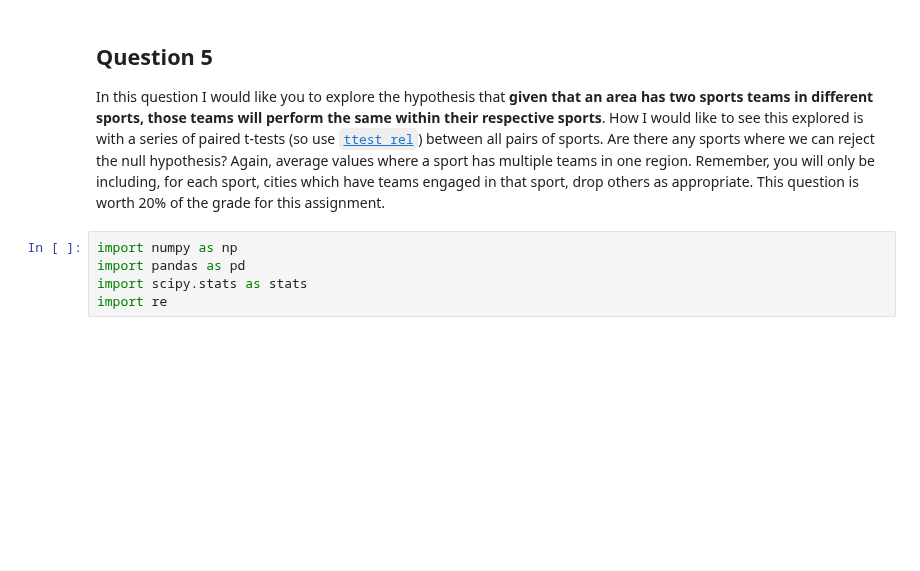
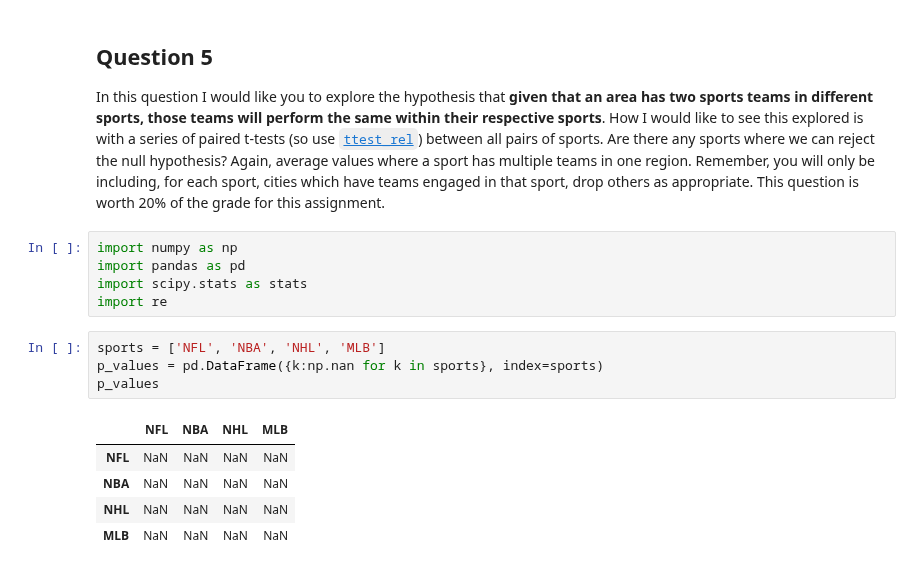
Before and after one commit to SantiGonzalezz/Applied-Data-Science-with-Python, a Jupyter notebook: 1. Introduction to Data Science in Python/Week 4/assignment4.ipynb, the cells around one changed output. Drawn from its saved outputs; the diff is of its cells as text; blank space fills up the shorter version.

```diff
--- a/1. Introduction to Data Science in Python/Week 4/assignment4.ipynb
+++ b/1. Introduction to Data Science in Python/Week 4/assignment4.ipynb
@@ -744,3 +744,13 @@ import numpy as np
 import pandas as pd
 import scipy.stats as stats
 import re
+# %%
+sports = ['NFL', 'NBA', 'NHL', 'MLB']
+p_values = pd.DataFrame({k:np.nan for k in sports}, index=sports)
+p_values
+# %% [output]
+|  | NFL | NBA | NHL | MLB |
+| NFL | NaN | NaN | NaN | NaN |
+| NBA | NaN | NaN | NaN | NaN |
+| NHL | NaN | NaN | NaN | NaN |
+| MLB | NaN | NaN | NaN | NaN |
```
Also changed, not shown: parts of 3 cells of this notebook.
